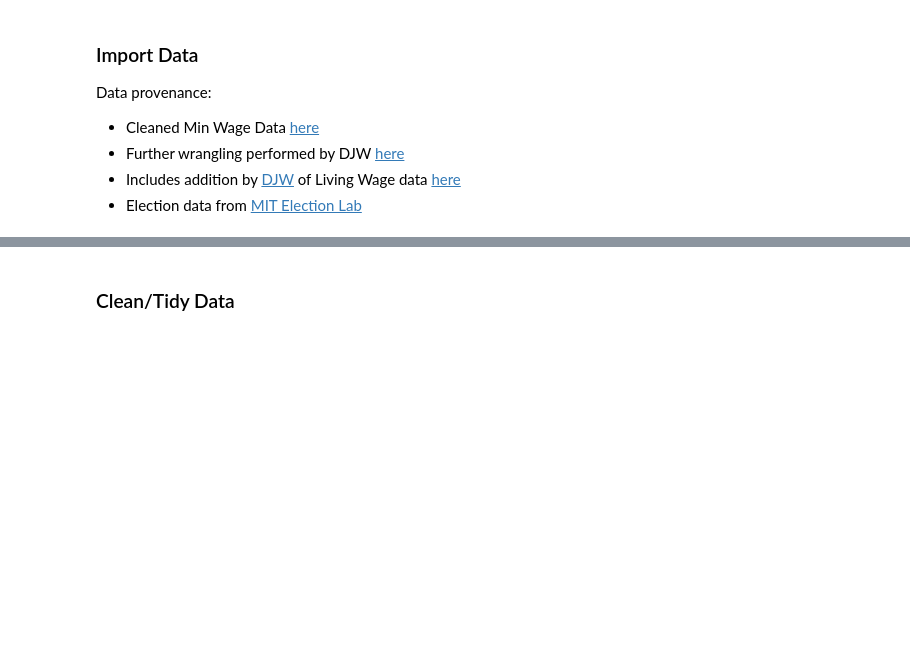
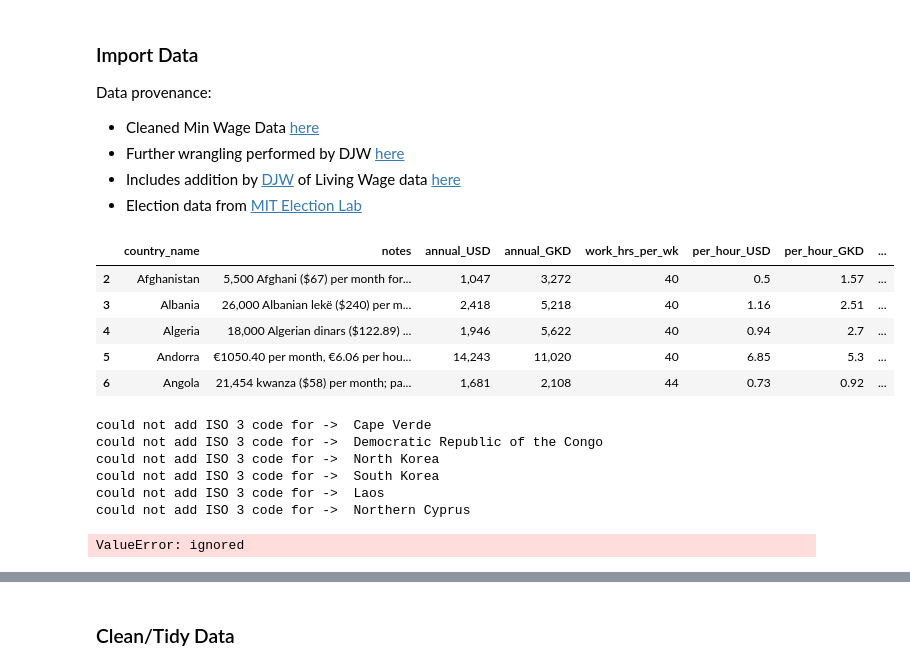
Before and after one commit to DonnaVakalis/Livability, a Jupyter notebook: Scratch.ipynb, the cells around one changed output, grey strips where cells are left out. Cells and saved outputs as stored; diff of their text form; code cells hidden in the pictures; blank space fills up the shorter version.

```diff
--- a/Scratch.ipynb
+++ b/Scratch.ipynb
@@ -50,0 +116,48 @@ df_codes.info()
+# %%
+# take out NAs and percentage signs
+df_mw  = df_mw .dropna()
+df_mw.minwage_as_prct_GDP_percapita  = [[i.replace('%', '') for i in j] for j in df_mw.minwage_as_prct_GDP_percapita]
+df_mw.head()
+# %% [output]
+|  | country_name | notes | annual_USD | annual_GKD | work_hrs_per_wk | per_hour_USD | per_hour_GKD | ... |
+| 2 | Afghanistan | 5,500 Afghani ($67) per month for... | 1,047 | 3,272 | 40 | 0.5 | 1.57 | ... |
+| 3 | Albania | 26,000 Albanian lekë ($240) per m... | 2,418 | 5,218 | 40 | 1.16 | 2.51 | ... |
+| 4 | Algeria | 18,000 Algerian dinars ($122.89) ... | 1,946 | 5,622 | 40 | 0.94 | 2.7 | ... |
+| 5 | Andorra | €1050.40 per month, €6.06 per hou... | 14,243 | 11,020 | 40 | 6.85 | 5.3 | ... |
+| 6 | Angola | 21,454 kwanza ($58) per month; pa... | 1,681 | 2,108 | 44 | 0.73 | 0.92 | ... |
+# %%
+#Aside: figure out 3-character country codes...
+
+list_countries = df_mw['country_name'].unique().tolist()
+# print(list_countries) # Uncomment to see list of countries
+d_country_code = {}  # To hold the country names and their ISO
+for country in list_countries:
+    try:
+        country_data = pycountry.countries.search_fuzzy(country)
+        # country_data is a list of objects of class pycountry.db.Country
+        # The first item  ie at index 0 of list is best fit
+        # object of class Country have an alpha_3 attribute
+        country_code = country_data[0].alpha_3
+        d_country_code.update({country: country_code})
+    except:
+        print('could not add ISO 3 code for ->', country)
+        # If could not find country, make ISO code ' '
+        d_country_code.update({country: ' '})
+
+ # create a new column iso_alpha in the df
+# and fill it with appropriate iso 3 code
+for k, v in d_country_code.items():
+    df_mw.loc[(df_mw.country_name == k), 'iso_alpha'] = v
+# %% [output]
+could not add ISO 3 code for ->  Cape Verde
+could not add ISO 3 code for ->  Democratic Republic of the Congo
+could not add ISO 3 code for ->  North Korea
+could not add ISO 3 code for ->  South Korea
+could not add ISO 3 code for ->  Laos
+could not add ISO 3 code for ->  Northern Cyprus
+# %%
+df = df_mw.copy()
+df.per_hour_USD = df.per_hour_USD.astype(float)
+df.info()
+# %% [output]
+ValueError: ignored
```
Also changed, not shown: parts of 5 cells of this notebook.
